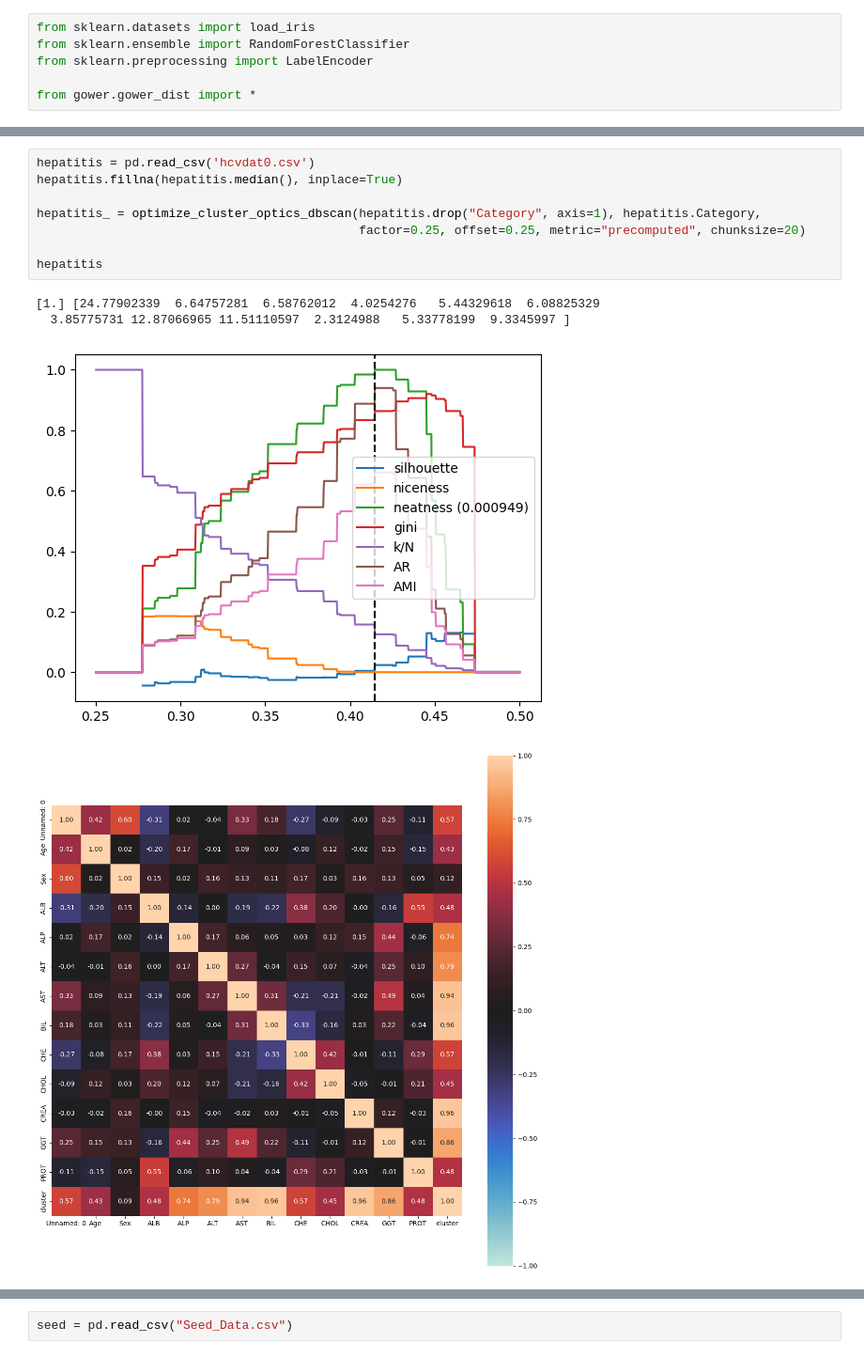
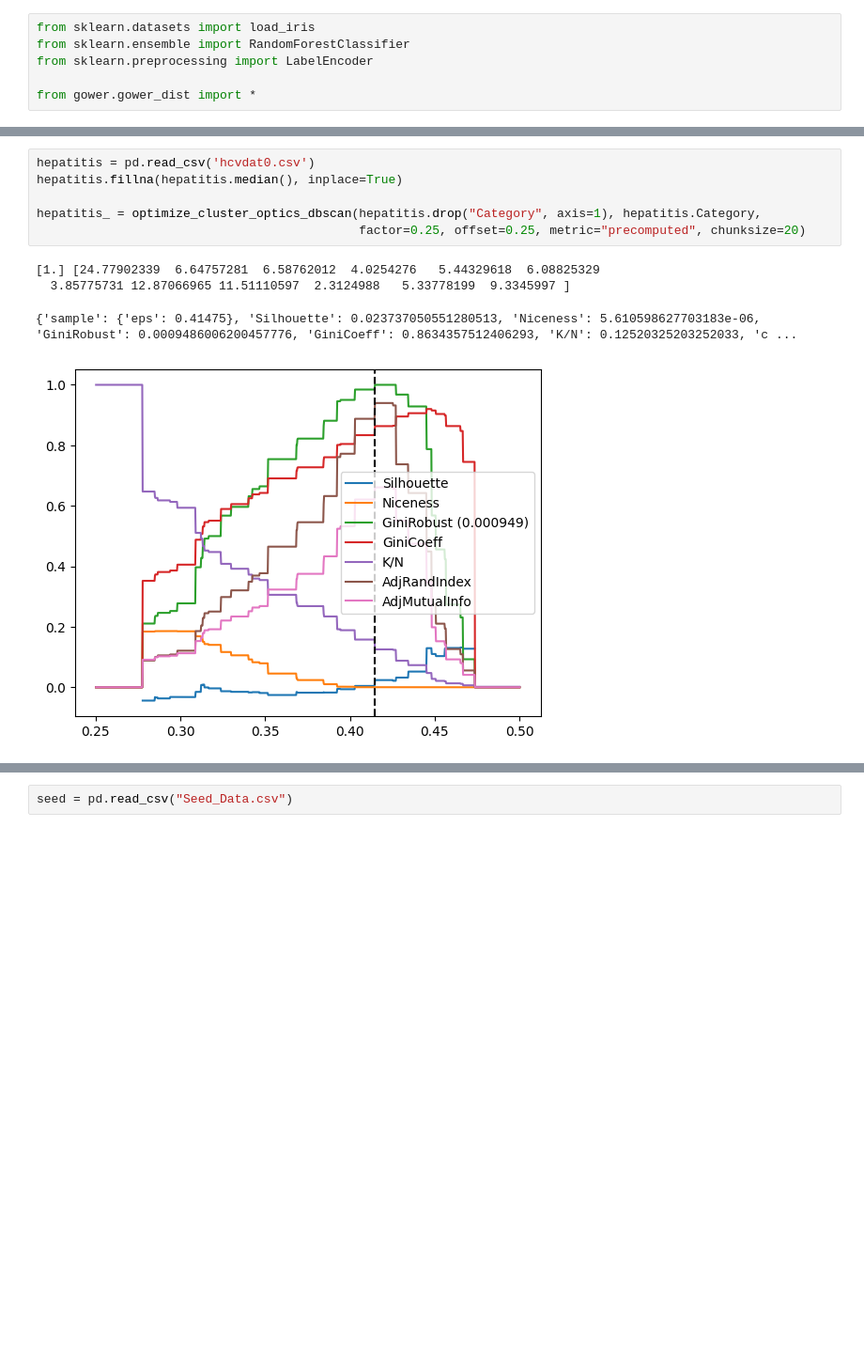
Before and after one commit to chrico-bu-uab/gower, a Jupyter notebook: optimization_examples.ipynb, the cells around one changed output, grey strips where cells are left out. Shown at 94% size. Cells and saved outputs as stored; diff of their text form; blank space fills up the shorter version.

```diff
--- a/optimization_examples.ipynb
+++ b/optimization_examples.ipynb
@@ -68,13 +37,11 @@ derm
 # %%
 hepatitis = pd.read_csv('hcvdat0.csv')
 hepatitis.fillna(hepatitis.median(), inplace=True)
 
 hepatitis_ = optimize_cluster_optics_dbscan(hepatitis.drop("Category", axis=1), hepatitis.Category,
                                             factor=0.25, offset=0.25, metric="precomputed", chunksize=20)
-
-hepatitis
 # %% [output]
 [1.] [24.77902339  6.64757281  6.58762012  4.0254276   5.44329618  6.08825329
   3.85775731 12.87066965 11.51110597  2.3124988   5.33778199  9.3345997 ]
+{'sample': {'eps': 0.41475}, 'Silhouette': 0.023737050551280513, 'Niceness': 5.610598627703183e-06, 'GiniRobust': 0.0009486006200457776, 'GiniCoeff': 0.8634357512406293, 'K/N': 0.12520325203252033, 'c ...
-[figure, old version]
+[figure, new version]
-[figure, removed]
```
Also changed, not shown: parts of 15 cells of this notebook, 1 other file.
